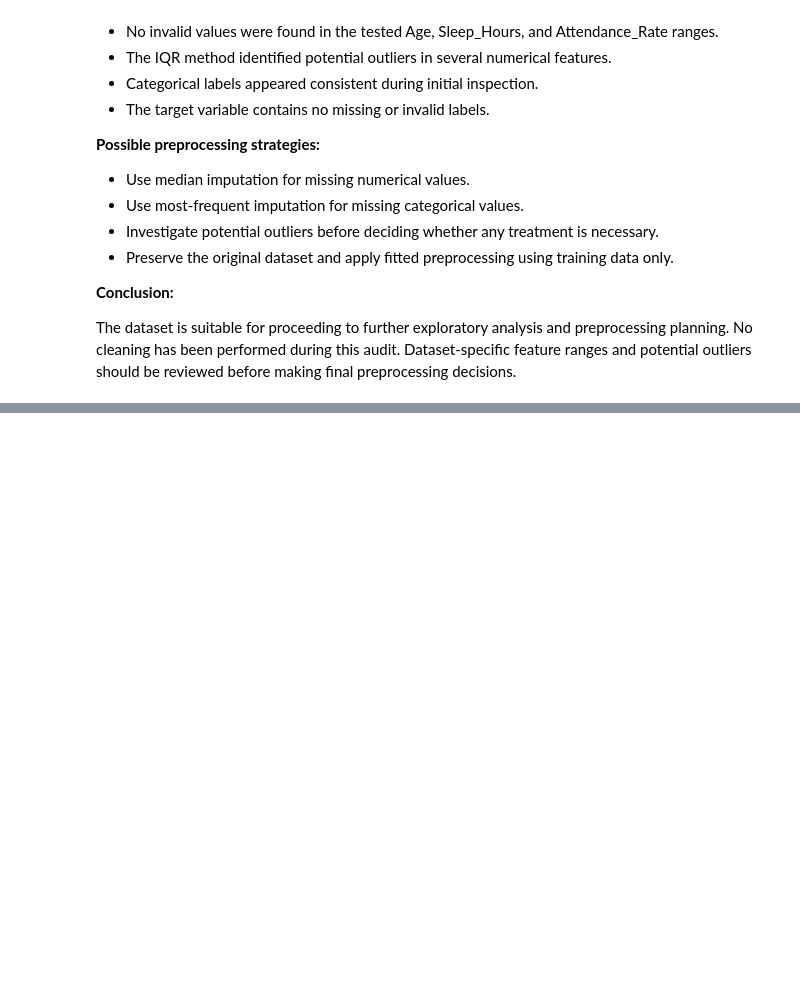
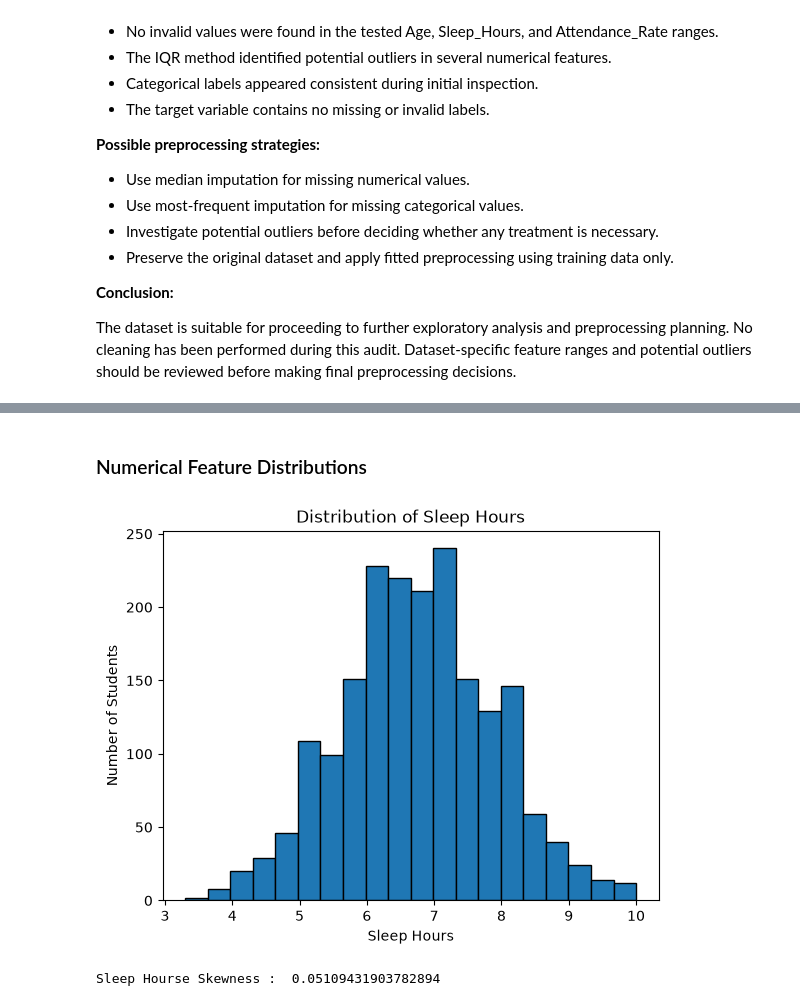
Before and after one commit to YounessAitJamaa/student-mental-health-risk, a Jupyter notebook: notebooks/01_data_exploration.ipynb, the cells around one changed output, grey strips where cells are left out. Drawn from its saved outputs; the diff is of its cells as text; code cells hidden in the pictures; blank space fills up the shorter version.

```diff
--- a/notebooks/01_data_exploration.ipynb
+++ b/notebooks/01_data_exploration.ipynb
@@ -316,0 +335,22 @@ The dataset is suitable for proceeding to further exploratory analysis and prepr
+# %% [markdown]
+### Numerical Feature Distributions
+# %%
+df['Sleep_Hours'].plot(
+    kind='hist',
+    bins=20,
+    edgecolor='black'
+)
+
+plt.title("Distribution of Sleep Hours")
+plt.xlabel("Sleep Hours")
+plt.ylabel("Number of Students")
+
+plt.show()
+# %% [output]
+[figure, added]
+# %%
+sleep_skewness = df['Sleep_Hours'].skew()
+
+print('Sleep Hourse Skewness : ', sleep_skewness)
+# %% [output]
+Sleep Hourse Skewness :  0.05109431903782894
```
Also changed, not shown: parts of 28 cells of this notebook.
